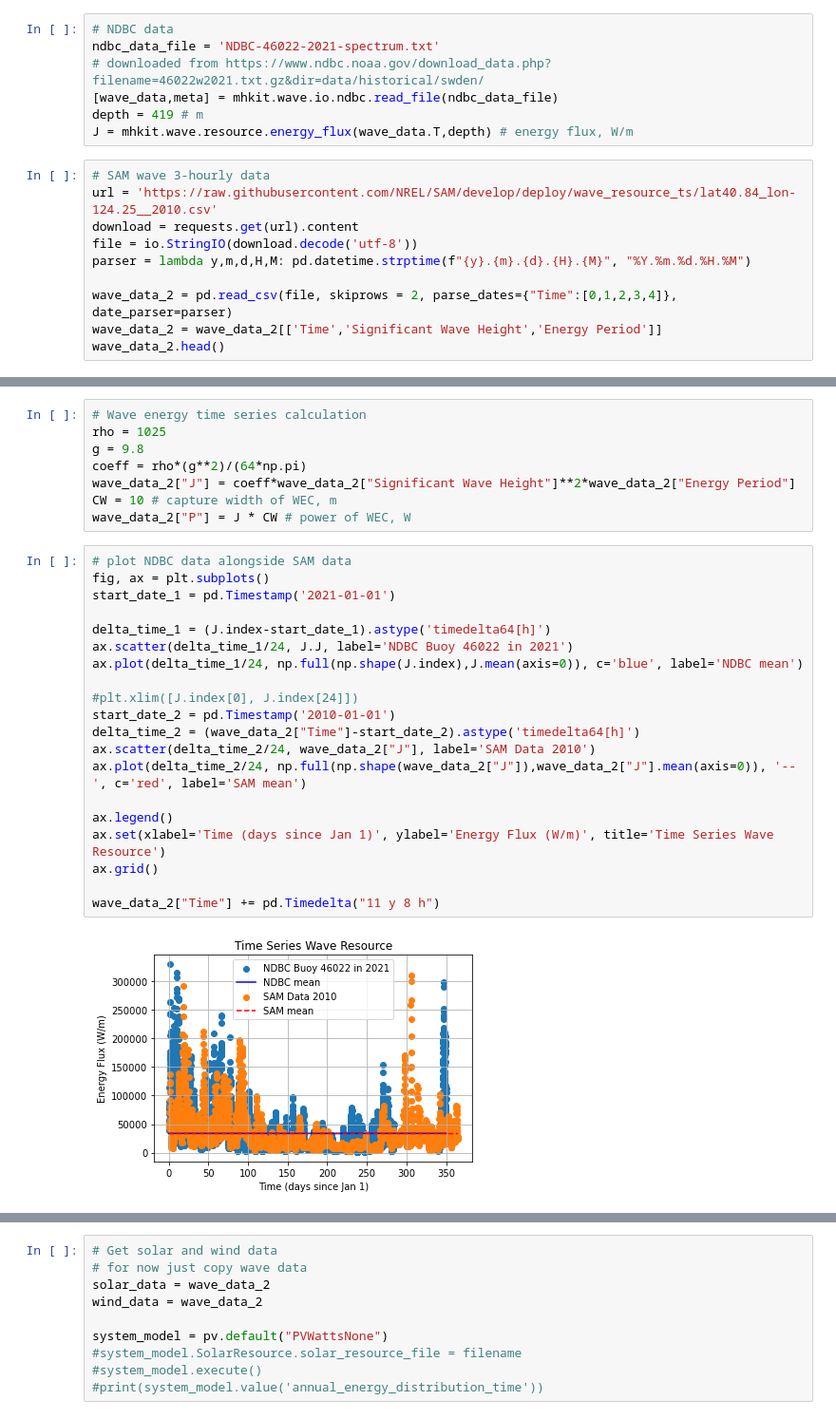
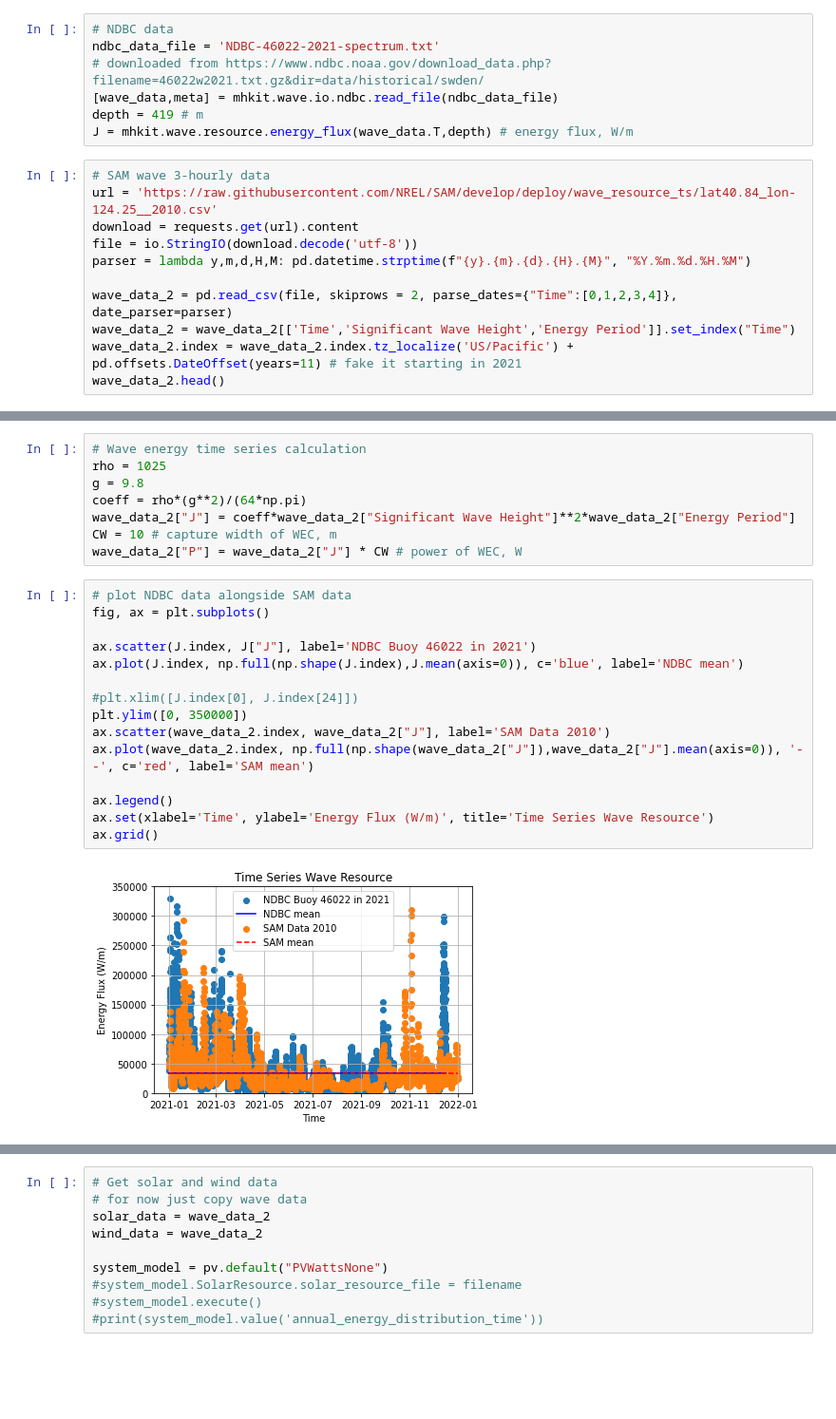
Before and after one commit to rebeccamccabe/wec-econ, a Jupyter notebook: wec-value.ipynb, the cells around one changed output, grey strips where cells are left out. Shown at 95% size. Drawn from its saved outputs; the diff is of its cells as text; blank space fills up the shorter version.

Commit message:
fix timezone, consistent endtimes, & use time as index

```diff
--- a/wec-value.ipynb
+++ b/wec-value.ipynb
@@ -23,6 +23,7 @@ file = io.StringIO(download.decode('utf-8'))
 parser = lambda y,m,d,H,M: pd.datetime.strptime(f"{y}.{m}.{d}.{H}.{M}", "%Y.%m.%d.%H.%M")
 
 wave_data_2 = pd.read_csv(file, skiprows = 2, parse_dates={"Time":[0,1,2,3,4]}, date_parser=parser)
-wave_data_2 = wave_data_2[['Time','Significant Wave Height','Energy Period']]
+wave_data_2 = wave_data_2[['Time','Significant Wave Height','Energy Period']].set_index("Time")
+wave_data_2.index = wave_data_2.index.tz_localize('US/Pacific') + pd.offsets.DateOffset(years=11) # fake it starting in 2021
 wave_data_2.head()
 # %% [output]
@@ -39,29 +41,24 @@ g = 9.8
 coeff = rho*(g**2)/(64*np.pi)
 wave_data_2["J"] = coeff*wave_data_2["Significant Wave Height"]**2*wave_data_2["Energy Period"]
 CW = 10 # capture width of WEC, m
-wave_data_2["P"] = J * CW # power of WEC, W
+wave_data_2["P"] = wave_data_2["J"] * CW # power of WEC, W
 # %%
 # plot NDBC data alongside SAM data
 fig, ax = plt.subplots()
-start_date_1 = pd.Timestamp('2021-01-01')
 
-delta_time_1 = (J.index-start_date_1).astype('timedelta64[h]')
-ax.scatter(delta_time_1/24, J.J, label='NDBC Buoy 46022 in 2021')
-ax.plot(delta_time_1/24, np.full(np.shape(J.index),J.mean(axis=0)), c='blue', label='NDBC mean')
+ax.scatter(J.index, J["J"], label='NDBC Buoy 46022 in 2021')
+ax.plot(J.index, np.full(np.shape(J.index),J.mean(axis=0)), c='blue', label='NDBC mean')
 
 #plt.xlim([J.index[0], J.index[24]])
-start_date_2 = pd.Timestamp('2010-01-01')
-delta_time_2 = (wave_data_2["Time"]-start_date_2).astype('timedelta64[h]')
-ax.scatter(delta_time_2/24, wave_data_2["J"], label='SAM Data 2010')
-ax.plot(delta_time_2/24, np.full(np.shape(wave_data_2["J"]),wave_data_2["J"].mean(axis=0)), '--', c='red', label='SAM mean')
+plt.ylim([0, 350000])
+ax.scatter(wave_data_2.index, wave_data_2["J"], label='SAM Data 2010')
+ax.plot(wave_data_2.index, np.full(np.shape(wave_data_2["J"]),wave_data_2["J"].mean(axis=0)), '--', c='red', label='SAM mean')
 
 ax.legend()
-ax.set(xlabel='Time (days since Jan 1)', ylabel='Energy Flux (W/m)', title='Time Series Wave Resource')
+ax.set(xlabel='Time', ylabel='Energy Flux (W/m)', title='Time Series Wave Resource')
 ax.grid()
-
-wave_data_2["Time"] += pd.Timedelta("11 y 8 h")
 # %% [output]
-[figure, old version]
+[figure, new version]
 # %%
 # CAISO data
 caiso = gridstatus.CAISO()
```
Also changed, not shown: parts of 6 cells of this notebook.
